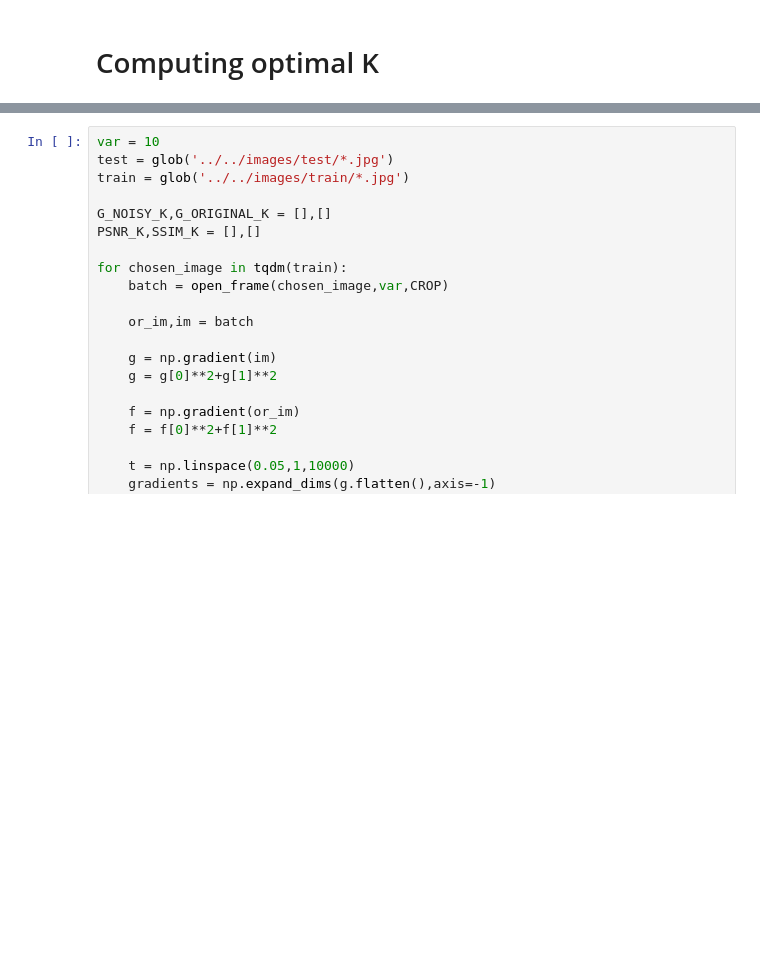
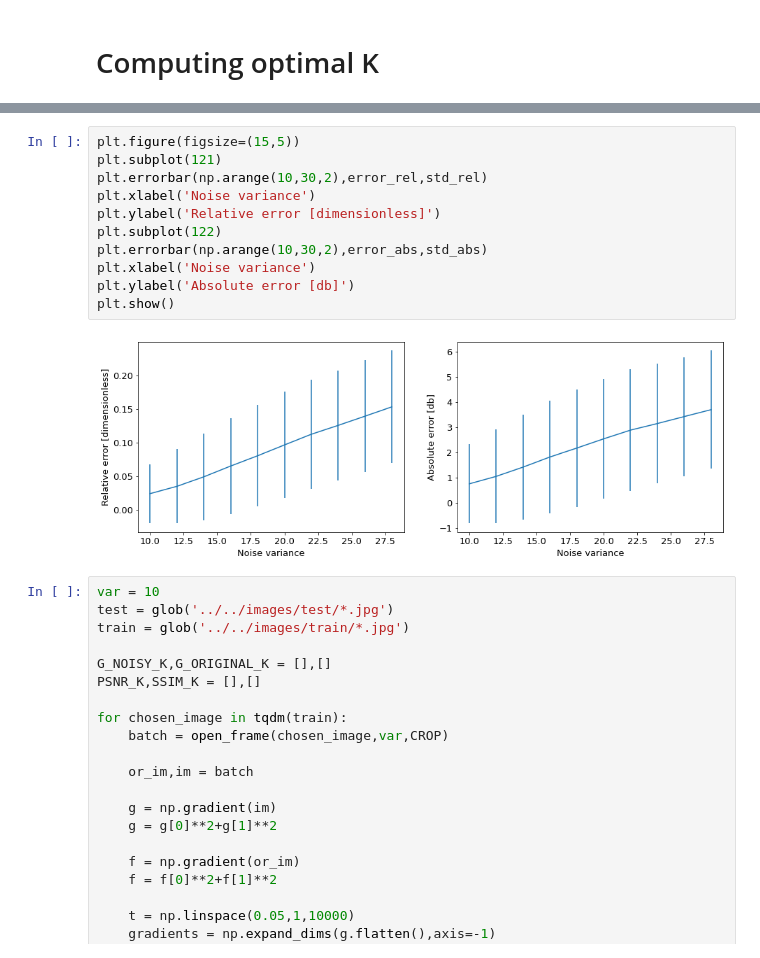
Before and after one commit to erjel/ortega_master_thesis, a Jupyter notebook: 7_apr/general/numerical computations for thesis.ipynb, the cells around one changed output, grey strips where cells are left out. Cells and saved outputs as stored; diff of their text form; blank space fills up the shorter version.

```diff
--- a/7_apr/general/numerical computations for thesis.ipynb
+++ b/7_apr/general/numerical computations for thesis.ipynb
@@ -377,3 +455,16 @@ plt.scatter(gaussian_K,ssim_gaussian)
+# %%
+plt.figure(figsize=(15,5))
+plt.subplot(121)
+plt.errorbar(np.arange(10,30,2),error_rel,std_rel)
+plt.xlabel('Noise variance')
+plt.ylabel('Relative error [dimensionless]')
+plt.subplot(122)
+plt.errorbar(np.arange(10,30,2),error_abs,std_abs)
+plt.xlabel('Noise variance')
+plt.ylabel('Absolute error [db]')
+plt.show()
+# %% [output]
+[figure, added]
 # %%
 var = 10
 test = glob('../../images/test/*.jpg')
```
Also changed, not shown: parts of 10 cells of this notebook, 17 other files.
